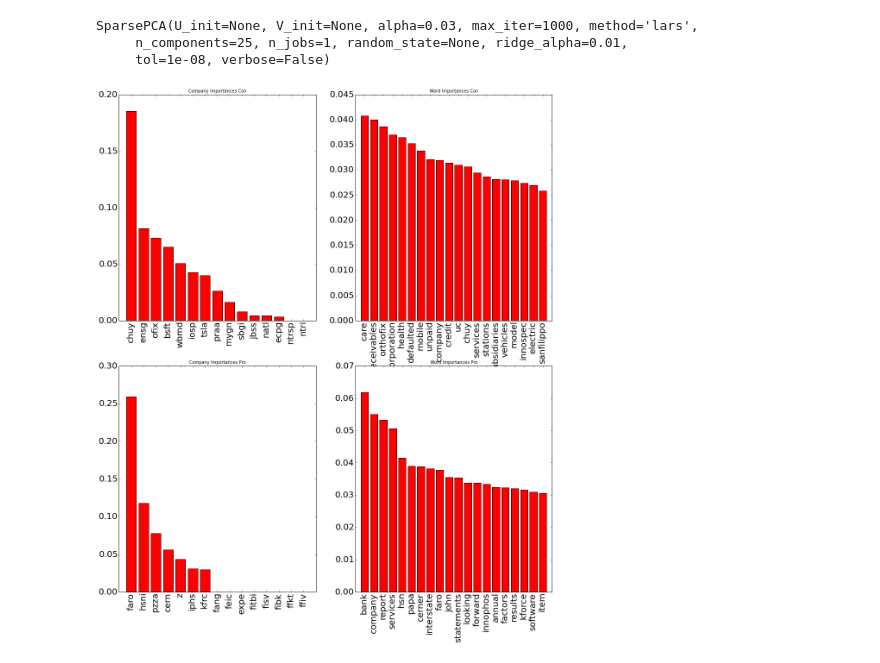
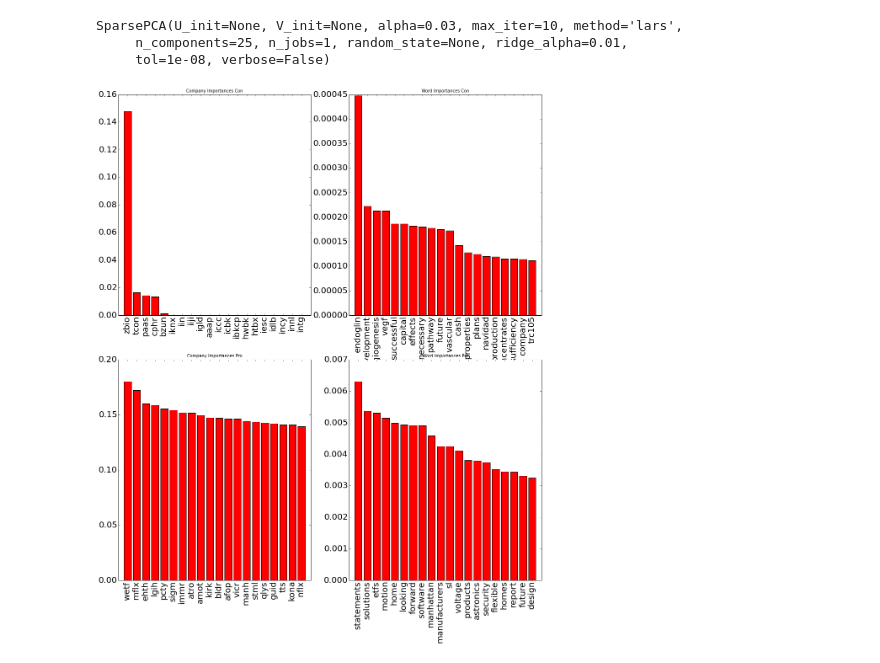
Before and after one commit to brian8128/gdelt_project, a Jupyter notebook: DataExtraction.ipynb, the cells around one changed output. Drawn from its saved outputs; the diff is of its cells as text; code cells hidden in the pictures.

```diff
--- a/DataExtraction.ipynb
+++ b/DataExtraction.ipynb
@@ -39,7 +54,3 @@ dif_df.plot(legend=False)
-# %%
-variance_cutoff = dif_df.var().quantile(0.9)
-c = dif_df.columns[dif_df.var() < variance_cutoff]
-dif_df = dif_df[c]
 # %%
 # X[0] is now NAs because we diffed
 X = dif_df.values[1:]
@@ -94,17 +81,14 @@ company_df.head()
-# %%
-# Throw out comapanies where we don't have a good description
-company_df = company_df[company_df.description.apply(lambda x: len(x) > 100)]
 # %%
 n_components=25
-factorization = SparsePCA(n_components=n_components, alpha=0.03)
+factorization = SparsePCA(n_components=n_components, alpha=0.03, max_iter=10)
 factorization.fit(X)
 # %% [output]
-SparsePCA(U_init=None, V_init=None, alpha=0.03, max_iter=1000, method='lars',
+SparsePCA(U_init=None, V_init=None, alpha=0.03, max_iter=10, method='lars',
      n_components=25, n_jobs=1, random_state=None, ridge_alpha=0.01,
      tol=1e-08, verbose=False)
 # %%
-def analyze_principle_component(component, component_labels, company_df, vocab,
-                                n_companies=15, n_words=20):
+def analyze_component(component, component_labels, company_df, vocab,
+                                n_companies=20, n_words=20):
     '''
     component: 1d numpy array representing a linear combination of companies
     component_labels: the ticker symbols of the companies from component
@@ -135,25 +119,28 @@ def analyze_principle_component(component, component_labels, company_df, vocab,
     d['importances_pro'] = component[idx_pro]
 
     # TODO: Weight the word importances by the company importance
-    #word_importances_list_con = company_df.ix[d['companies_con'], :]['tfidf']
-    #print word_importances_list_con
+    word_importances_list_con = company_df.ix[d['companies_con'], :]['tfidf']
+    weighted_word_impt_list_con = word_importances_list_con.multiply(d['importances_con'], fill_value=0)
 
-
-
-    word_importances_con = company_df.ix[d['companies_con'], :]['tfidf'].mean()
+    word_importances_con = weighted_word_impt_list_con.mean()
+    #word_importances_con = company_df.ix[d['companies_con'], :]['tfidf'].mean()
     word_idx_con = word_importances_con.argsort()[::-1][:n_words]
     d['words_con'] = np.array(vocab)[word_idx_con]
     d['word_importances_con'] = word_importances_con[word_idx_con]
 
-    word_importances_pro = company_df.ix[d['companies_pro'], :]['tfidf'].mean()
+    word_importances_list_pro = company_df.ix[d['companies_pro'], :]['tfidf']
+    weighted_word_impt_list_pro = word_importances_list_pro.multiply(d['importances_pro'], fill_value=0)
+
+    word_importances_pro = weighted_word_impt_list_pro.mean()
+    #word_importances_pro = company_df.ix[d['companies_pro'], :]['tfidf'].mean()
     word_idx_pro = word_importances_pro.argsort()[::-1][:n_words]
     d['words_pro'] = np.array(vocab)[word_idx_pro]
     d['word_importances_pro'] = word_importances_pro[word_idx_pro]
 
     return d
 
-d = analyze_principle_component(factorization.components_[1], dif_df.columns.values,
-                                 company_df, tv.get_feature_names())
+d = analyze_component(factorization.components_[0], dif_df.columns.values,
+                                 company_df, vocab)
 # %%
 def draw_importances_graph(names, importances, title, ax):
     n = len(names)
@@ -191,11 +178,11 @@ def graph_component(d):
                            "Word Importances Pro",
                            ax4)
 # %%
-d = analyze_principle_component(factorization.components_[15], dif_df.columns.values,
-                                 company_df, tv.get_feature_names())
+d = analyze_component(factorization.components_[0], dif_df.columns.values,
+                                 company_df, vocab)
 graph_component(d)
 # %% [output]
-[figure, old version]
+[figure, new version]
 # %%
 # We can clean up the data and get better results by finding a way to dedupe the list of
 # companies.  Some are subsidiaries of the others and track very closely.  These are then
```
Also changed, not shown: parts of 13 cells of this notebook, 3 other files.
